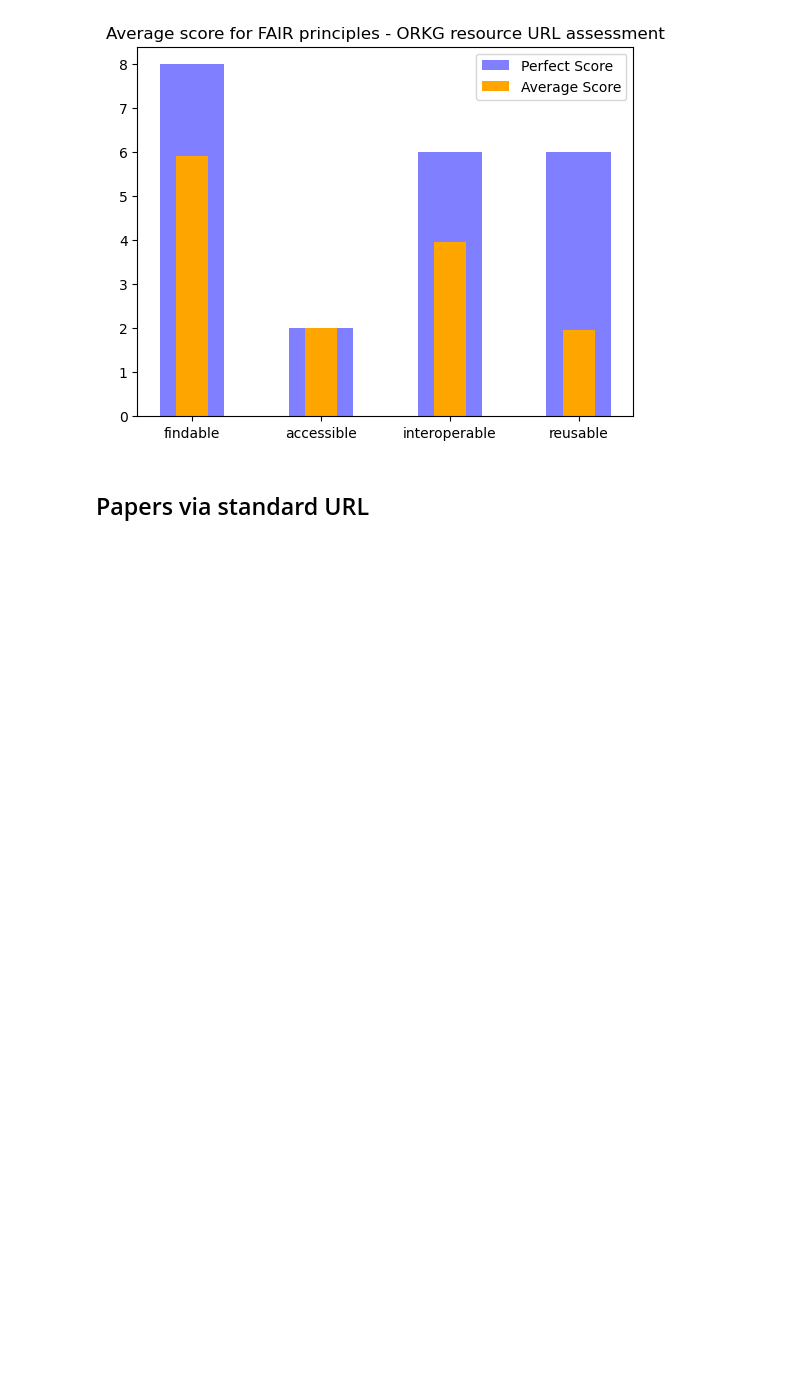
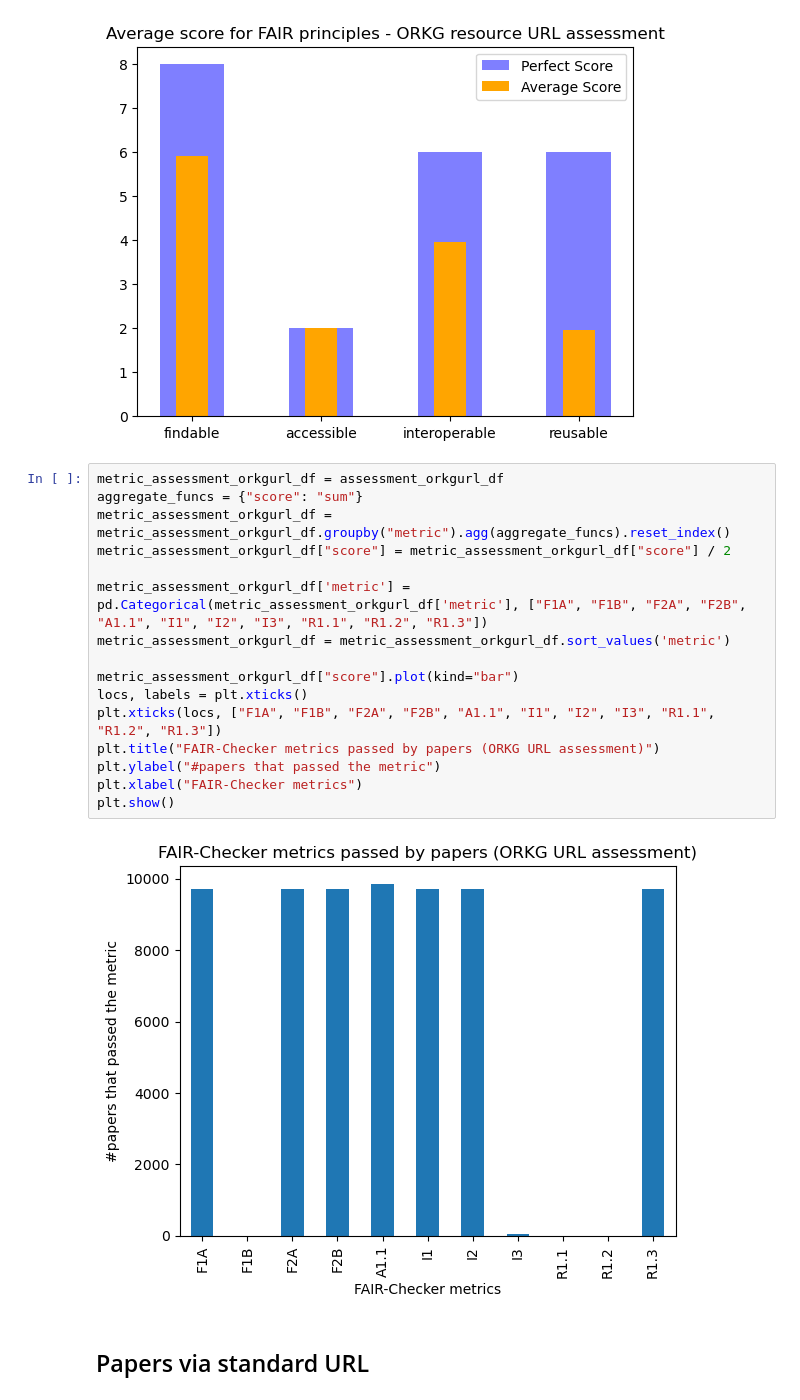
Before and after one commit to mwurzbacher/FAIRness-assessment-tools-evaluation-using-ORKG, a Jupyter notebook: FAIR_Checker_evaluation.ipynb, the cells around one changed output. Cells and saved outputs as stored; diff of their text form; blank space fills up the shorter version.

```diff
--- a/FAIR_Checker_evaluation.ipynb
+++ b/FAIR_Checker_evaluation.ipynb
@@ -372,6 +407,24 @@ plt.legend()
 plt.show()
 # %% [output]
 [figure]
+# %%
+metric_assessment_orkgurl_df = assessment_orkgurl_df
+aggregate_funcs = {"score": "sum"}
+metric_assessment_orkgurl_df = metric_assessment_orkgurl_df.groupby("metric").agg(aggregate_funcs).reset_index()
+metric_assessment_orkgurl_df["score"] = metric_assessment_orkgurl_df["score"] / 2
+
+metric_assessment_orkgurl_df['metric'] = pd.Categorical(metric_assessment_orkgurl_df['metric'], ["F1A", "F1B", "F2A", "F2B", "A1.1", "I1", "I2", "I3", "R1.1", "R1.2", "R1.3"])
+metric_assessment_orkgurl_df = metric_assessment_orkgurl_df.sort_values('metric')
+
+metric_assessment_orkgurl_df["score"].plot(kind="bar")
+locs, labels = plt.xticks()
+plt.xticks(locs, ["F1A", "F1B", "F2A", "F2B", "A1.1", "I1", "I2", "I3", "R1.1", "R1.2", "R1.3"])
+plt.title("FAIR-Checker metrics passed by papers (ORKG URL assessment)")
+plt.ylabel("#papers that passed the metric")
+plt.xlabel("FAIR-Checker metrics")
+plt.show()
+# %% [output]
+[figure, added]
 # %% [markdown]
 ## Papers via standard URL
 # %% [markdown]
```
Also changed, not shown: parts of 5 cells of this notebook.
